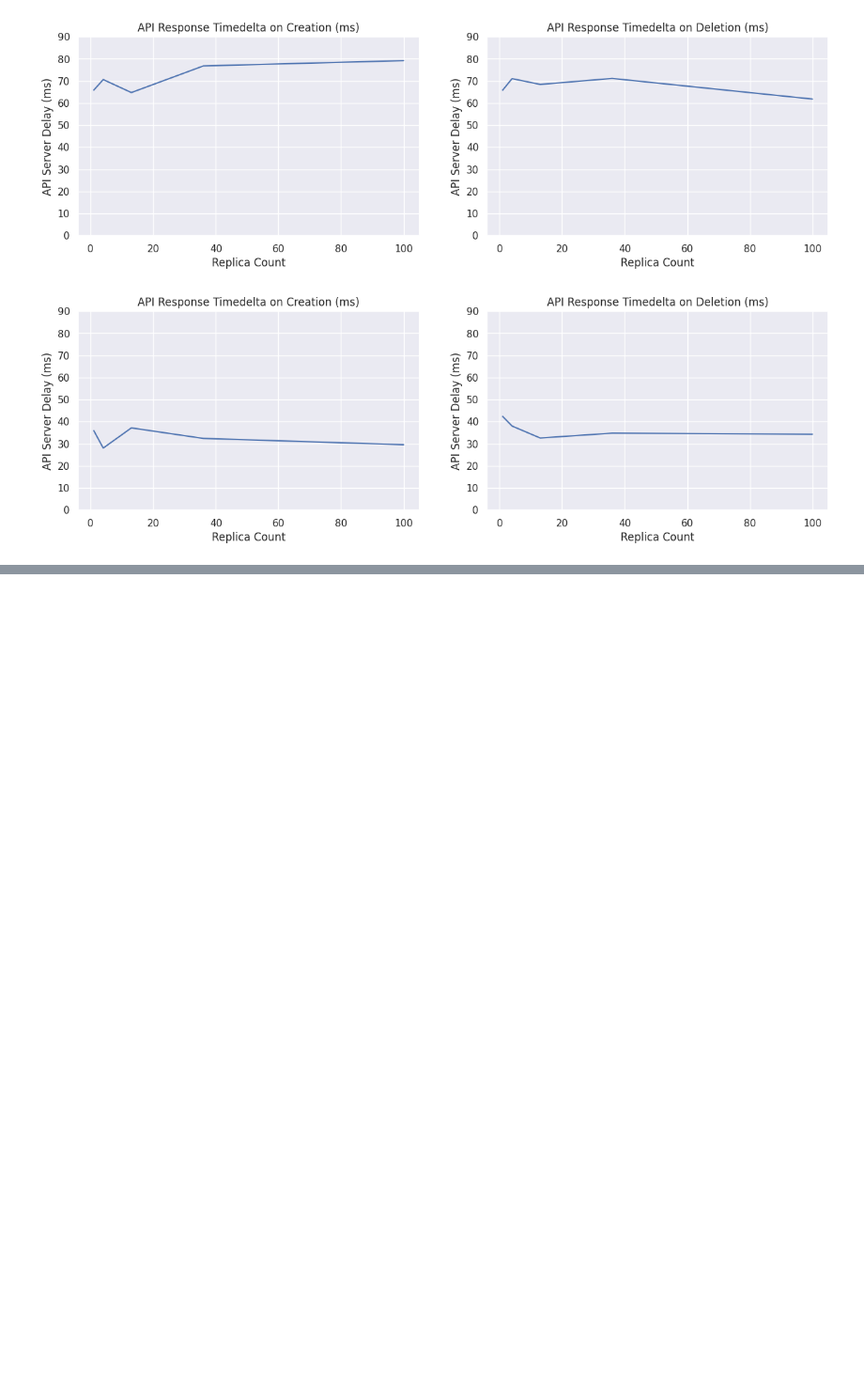
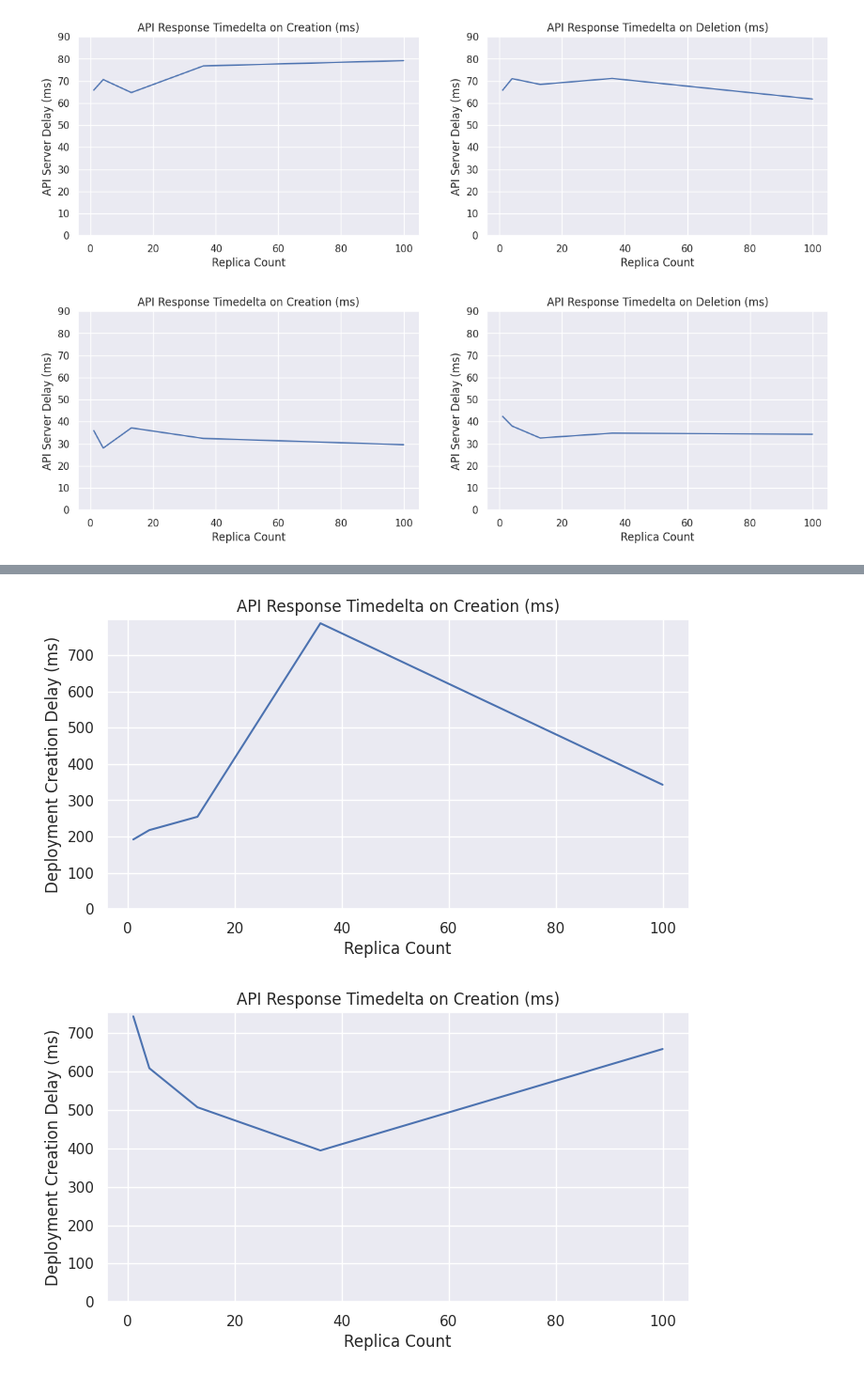
Before and after one commit to ubombar/kubernetes-federation-experiments, a Jupyter notebook: analysis.ipynb, the cells around one changed output, grey strips where cells are left out. Shown at 94% size. Drawn from its saved outputs; the diff is of its cells as text; code cells hidden in the pictures; blank space fills up the shorter version.

```diff
--- a/analysis.ipynb
+++ b/analysis.ipynb
@@ -89,0 +93,21 @@ draw_deployment_deltas_ms(native_minikube_df)
+# %%
+def draw_experiment_deltas_ms(dataframe: pd.DataFrame):
+    means = dataframe.groupby(["replicas"]).mean(numeric_only=True)
+    max_delay = max(*means.experiment_delta_ms) + 10
+    # max_delay = 90 # Override
+
+    plt.figure(figsize=(8, 4))
+    # plt.subplot(1, 1, 1)
+    plt.plot(means.index, means.experiment_delta_ms)
+    plt.ylim(0, max_delay)
+    plt.title("API Response Timedelta on Creation (ms)")
+    plt.xlabel("Replica Count")
+    plt.ylabel("Deployment Creation Delay (ms)")
+
+    plt.show()
+
+draw_experiment_deltas_ms(native_kwok_df)
+draw_experiment_deltas_ms(native_minikube_df)
+# %% [output]
+[figure, added]
+[figure, added]
```
Also changed, not shown: parts of 2 cells of this notebook.
